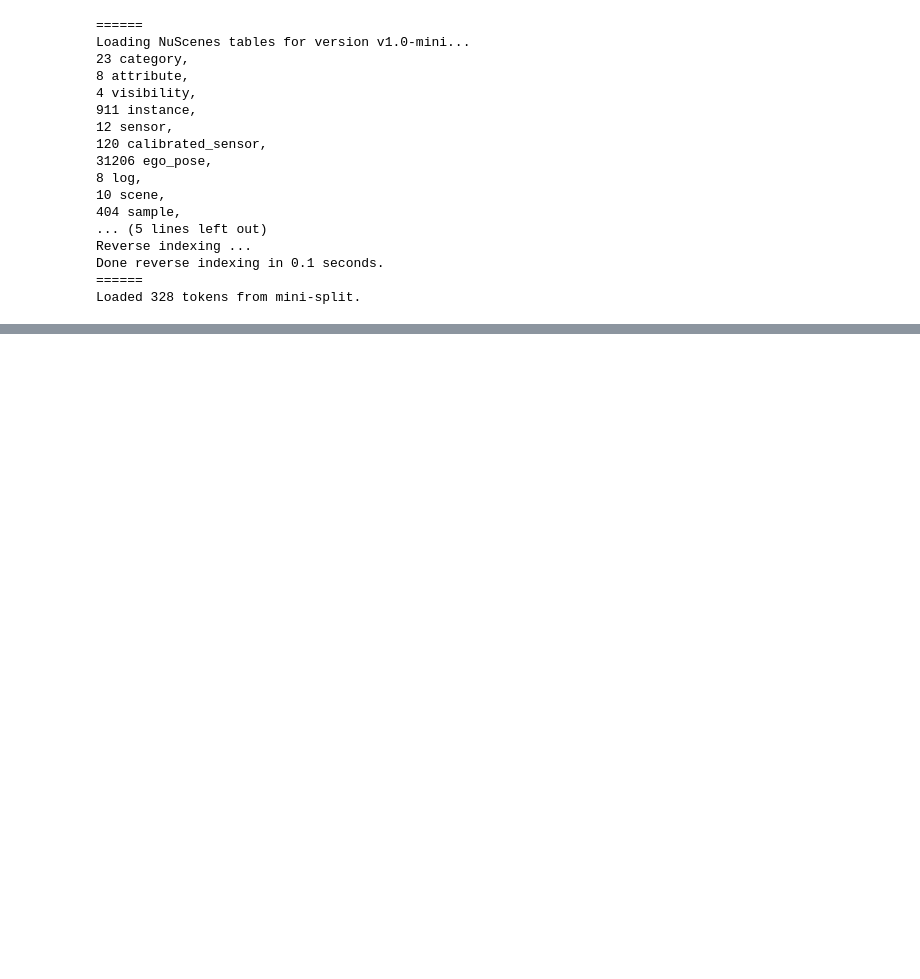
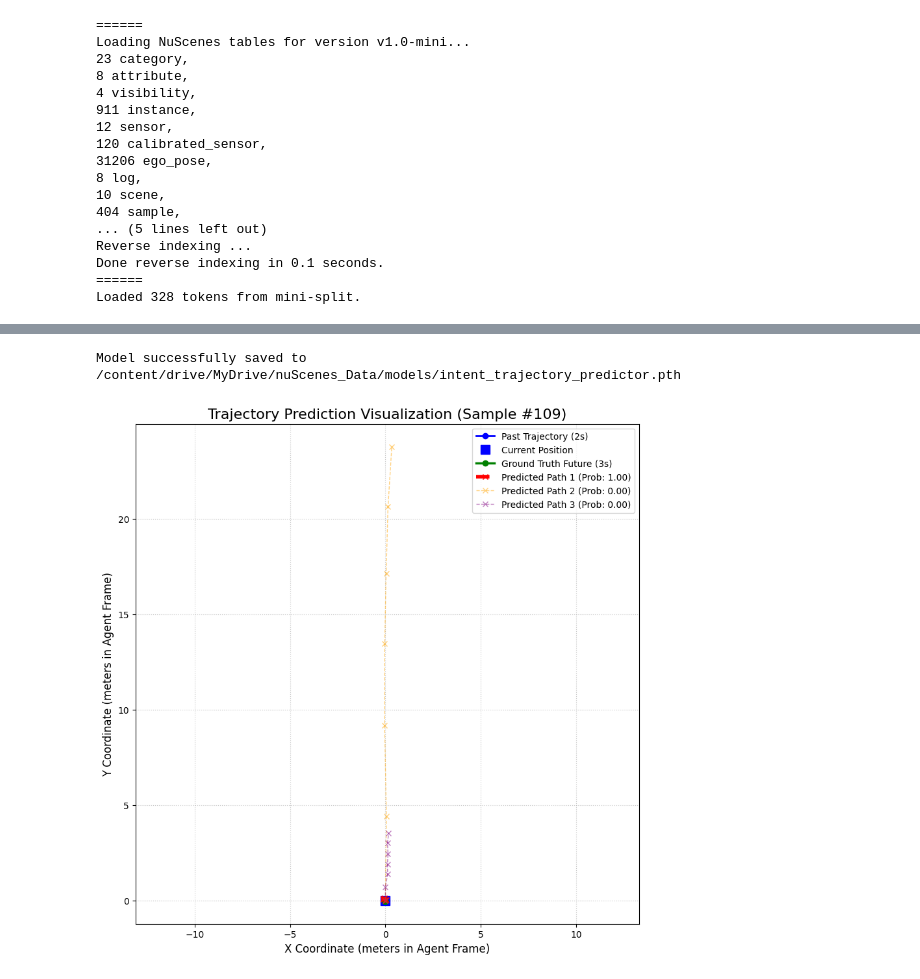
Before and after one commit to Prateekpkini/Intent_and_trajectory, a Jupyter notebook: Intent_and_trajectory.ipynb, the cells around one changed output, grey strips where cells are left out. Cells and saved outputs as stored; diff of their text form; code cells hidden in the pictures; blank space fills up the shorter version.

```diff
--- a/Intent_and_trajectory.ipynb
+++ b/Intent_and_trajectory.ipynb
@@ -175,0 +427,79 @@ def mtp_loss(pred_traj, pred_probs, labels, alpha=1.0):
+# %%
+import os
+
+# Create a directory to save models if it doesn't exist
+save_dir = '/content/drive/MyDrive/nuScenes_Data/models'
+os.makedirs(save_dir, exist_ok=True)
+
+save_path = os.path.join(save_dir, 'intent_trajectory_predictor.pth')
+
+# Save the model's learned weights
+torch.save(model.state_dict(), save_path)
+print(f"Model successfully saved to {save_path}")
+# %% [output]
+Model successfully saved to /content/drive/MyDrive/nuScenes_Data/models/intent_trajectory_predictor.pth
+# %%
+import matplotlib.pyplot as plt
+import random
+
+def visualize_prediction(model, dataset, index=None):
+    model.eval() # Set model to evaluation mode
+
+    # Pick a random sample if no index is provided
+    if index is None:
+        index = random.randint(0, len(dataset) - 1)
+
+    with torch.no_grad():
+        # Fetch data
+        past_traj, future_traj = dataset[index]
+
+        # Add batch dimension and move to device: [1, 5, 2]
+        past_traj_batch = past_traj.unsqueeze(0).to(DEVICE)
+
+        # Forward pass to get predictions
+        pred_traj, pred_probs = model(past_traj_batch, neighbor_trajs=None)
+
+        # Move tensors back to CPU and convert to numpy for plotting
+        past_xy = past_traj.cpu().numpy()
+        future_xy = future_traj.cpu().numpy()
+        preds = pred_traj.squeeze(0).cpu().numpy()   # Shape: [3, 6, 2]
+        probs = pred_probs.squeeze(0).cpu().numpy()  # Shape: [3]
+
+        plt.figure(figsize=(10, 10))
+
+        # 1. Plot Past Trajectory (Blue)
+        # We plot the history, and mark the 'current' position (the last point of the past) with a square
+        plt.plot(past_xy[:, 0], past_xy[:, 1], 'b-o', label='Past Trajectory (2s)', linewidth=2, markersize=6)
+        plt.plot(past_xy[-1, 0], past_xy[-1, 1], 'bs', label='Current Position', markersize=10)
+
+        # 2. Plot Ground Truth Future (Green)
+        # We start the line from the current position so it connects visually
+        gt_x = np.concatenate(([past_xy[-1, 0]], future_xy[:, 0]))
+        gt_y = np.concatenate(([past_xy[-1, 1]], future_xy[:, 1]))
+        plt.plot(gt_x, gt_y, 'g-o', label='Ground Truth Future (3s)', linewidth=2.5, markersize=6)
+
+        # 3. Plot the 3 Predicted Modes (Red, Orange, Purple)
+        colors = ['red', 'orange', 'purple']
+        for i in range(preds.shape[0]):
+            pred_x = np.concatenate(([past_xy[-1, 0]], preds[i, :, 0]))
+            pred_y = np.concatenate(([past_xy[-1, 1]], preds[i, :, 1]))
+
+            # The line thickness and alpha (transparency) scale with how confident the model is
+            plt.plot(pred_x, pred_y, color=colors[i], marker='x', linestyle='--',
+                     linewidth=1 + (probs[i] * 3), alpha=0.5 + (probs[i] * 0.5),
+                     label=f'Predicted Path {i+1} (Prob: {probs[i]:.2f})')
+
+        # Graph formatting
+        plt.title(f"Trajectory Prediction Visualization (Sample #{index})", fontsize=16)
+        plt.xlabel("X Coordinate (meters in Agent Frame)", fontsize=12)
+        plt.ylabel("Y Coordinate (meters in Agent Frame)", fontsize=12)
+        plt.legend(loc='best', fontsize=10)
+        plt.grid(True, linestyle=':', alpha=0.7)
+        plt.axis('equal') # Ensures 1 meter X = 1 meter Y visually
+        plt.show()
+
+# Run the visualization!
+# You can run this cell multiple times to see different random samples.
+visualize_prediction(model, train_dataset)
+# %% [output]
+[figure, added]
```
Also changed, not shown: parts of 7 cells of this notebook.
